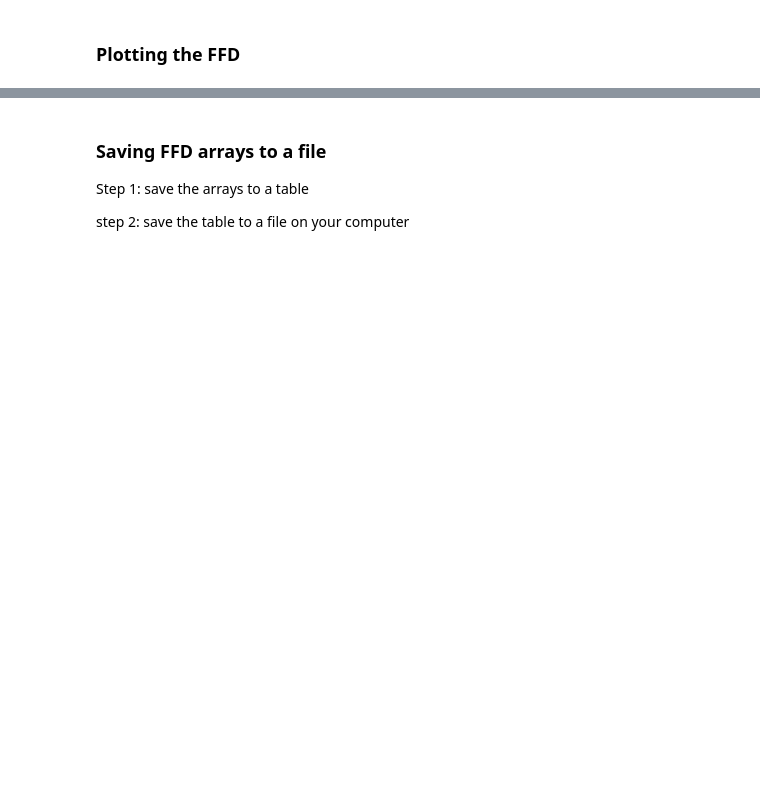
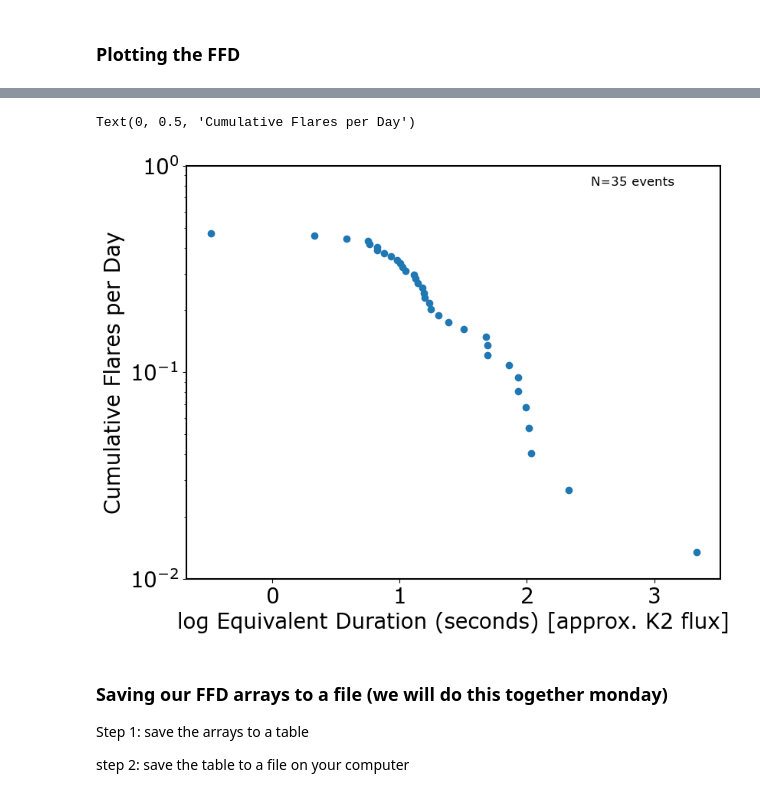
Before and after one commit to lupitatovar/Pre-MAP2023, a Jupyter notebook: making_ffd.ipynb, the cells around one changed output, grey strips where cells are left out. Saved outputs shown, nothing was run; the diff lists cells and outputs as text; code cells hidden in the pictures; blank space fills up the shorter version.

```diff
--- a/making_ffd.ipynb
+++ b/making_ffd.ipynb
@@ -243,5 +269,21 @@ plt.ylabel('# of Flares [day$^{-1}$]')
+# %%
+k2 = pd.read_csv('k2ffd.csv')
+ffd_x_k2 = k2['log_ED'].values
+ffd_y_k2 = k2['Freq'].values
+# %%
+plt.figure(figsize=(9,7))
+plt.scatter(ffd_x_k2,ffd_y_k2)
+plt.ylim(1e-2,1e0)
+plt.yscale('log')
+plt.text(2.5, 8e-1, 'N=35 events', fontsize=12)
+#plt.legend()
+plt.xlabel('log Equivalent Duration (seconds) [approx. K2 flux]')
+plt.ylabel('Cumulative Flares per Day')
+# %% [output]
+Text(0, 0.5, 'Cumulative Flares per Day')
+[figure, added]
 # %% [markdown]
-### Saving FFD arrays to a file
+### Saving our FFD arrays to a file (we will do this together monday)
 
 Step 1: save the arrays to a table
 
```
Also changed, not shown: parts of 38 cells of this notebook.
